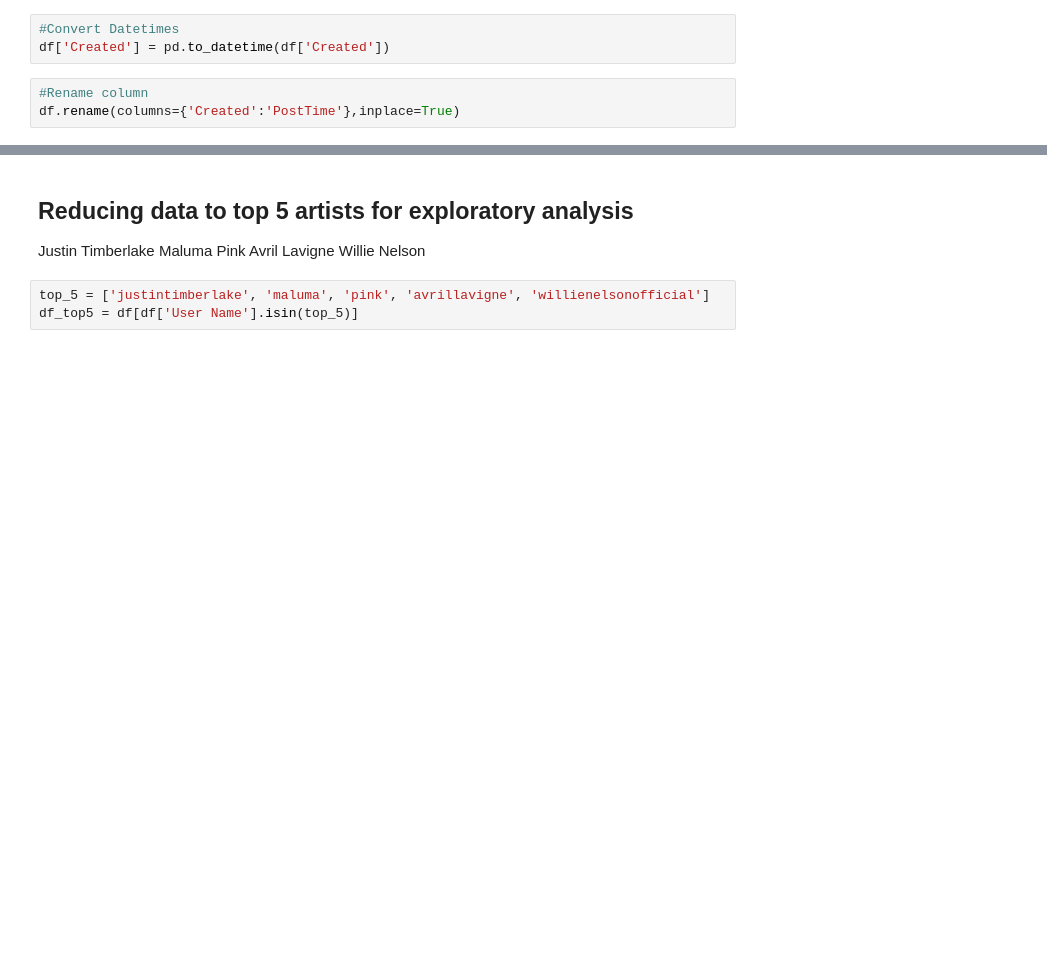
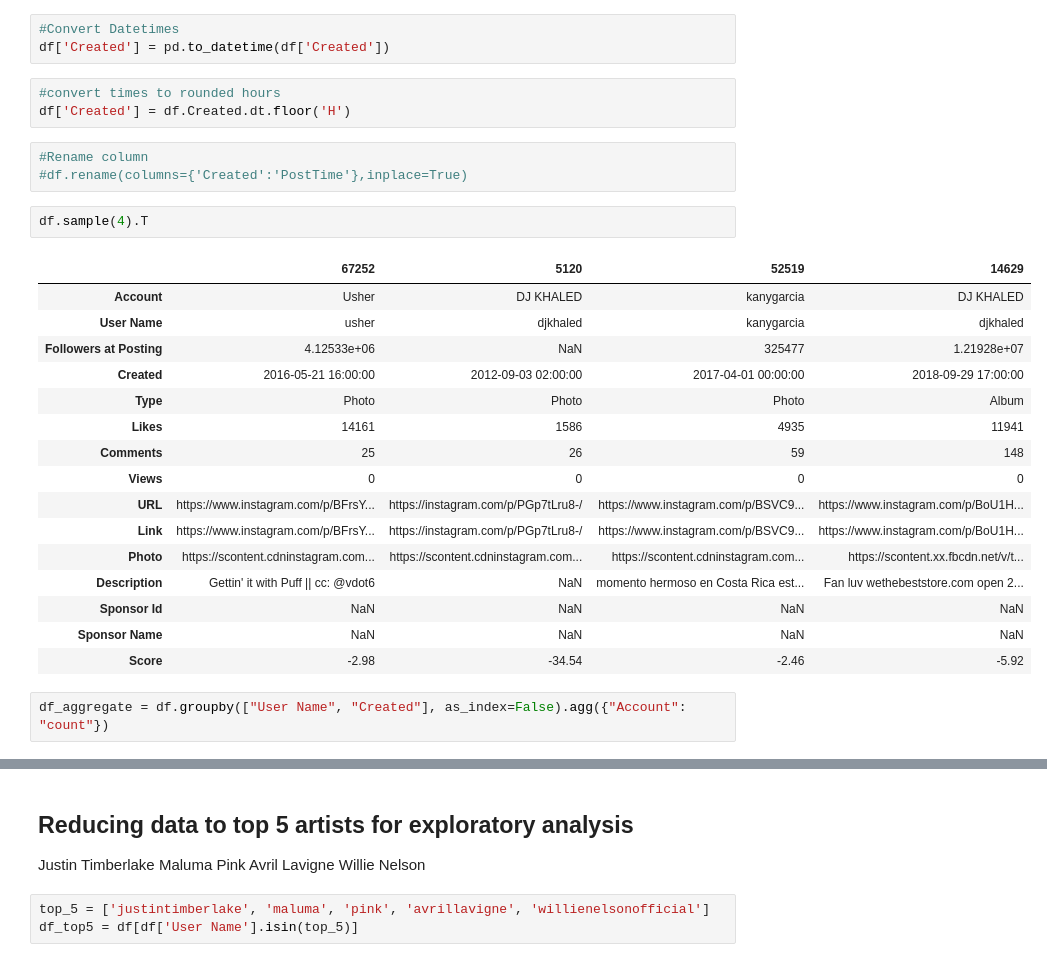
Before and after one commit to ghazalerfani/SocialMedia-Music, a Jupyter notebook: Instagram_EDA.ipynb, the cells around one changed output, grey strips where cells are left out. Saved outputs shown, nothing was run; the diff lists cells and outputs as text; blank space fills up the shorter version.

Commit message:
Instagram

```diff
--- a/Instagram_EDA.ipynb
+++ b/Instagram_EDA.ipynb
@@ -74,6 +75,30 @@ df.sample(4).T
 # %%
 #Convert Datetimes
 df['Created'] = pd.to_datetime(df['Created'])
+# %%
+#convert times to rounded hours
+df['Created'] = df.Created.dt.floor('H')
 # %%
 #Rename column
-df.rename(columns={'Created':'PostTime'},inplace=True)
+#df.rename(columns={'Created':'PostTime'},inplace=True)
+# %%
+df.sample(4).T
+# %% [output]
+|  | 67252 | 5120 | 52519 | 14629 |
+| Account | Usher | DJ KHALED | kanygarcia | DJ KHALED |
+| User Name | usher | djkhaled | kanygarcia | djkhaled |
+| Followers at Posting | 4.12533e+06 | NaN | 325477 | 1.21928e+07 |
+| Created | 2016-05-21 16:00:00 | 2012-09-03 02:00:00 | 2017-04-01 00:00:00 | 2018-09-29 17:00:00 |
+| Type | Photo | Photo | Photo | Album |
+| Likes | 14161 | 1586 | 4935 | 11941 |
+| Comments | 25 | 26 | 59 | 148 |
+| Views | 0 | 0 | 0 | 0 |
+| URL | https://www.instagram.com/p/BFrsY... | https://instagram.com/p/PGp7tLru8-/ | https://www.instagram.com/p/BSVC9... | https://www.instagram.com/p/BoU1H... |
+| Link | https://www.instagram.com/p/BFrsY... | https://instagram.com/p/PGp7tLru8-/ | https://www.instagram.com/p/BSVC9... | https://www.instagram.com/p/BoU1H... |
+| Photo | https://scontent.cdninstagram.com... | https://scontent.cdninstagram.com... | https://scontent.cdninstagram.com... | https://scontent.xx.fbcdn.net/v/t... |
+| Description | Gettin' it with Puff || cc: @vdot6 | NaN | momento hermoso en Costa Rica est... | Fan luv wethebeststore.com open 2... |
+| Sponsor Id | NaN | NaN | NaN | NaN |
+| Sponsor Name | NaN | NaN | NaN | NaN |
+| Score | -2.98 | -34.54 | -2.46 | -5.92 |
+# %%
+df_aggregate = df.groupby(["User Name", "Created"], as_index=False).agg({"Account": "count"})
```
Also changed, not shown: parts of 7 cells of this notebook, 4 other files.
